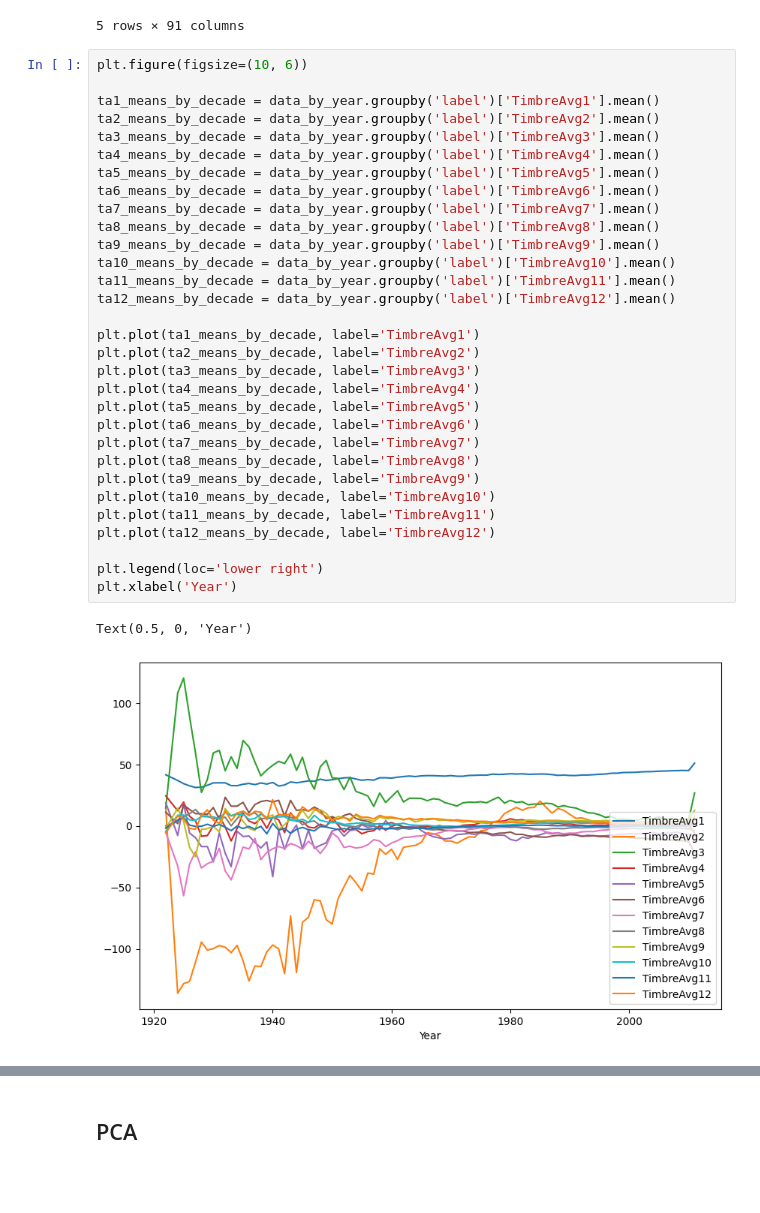
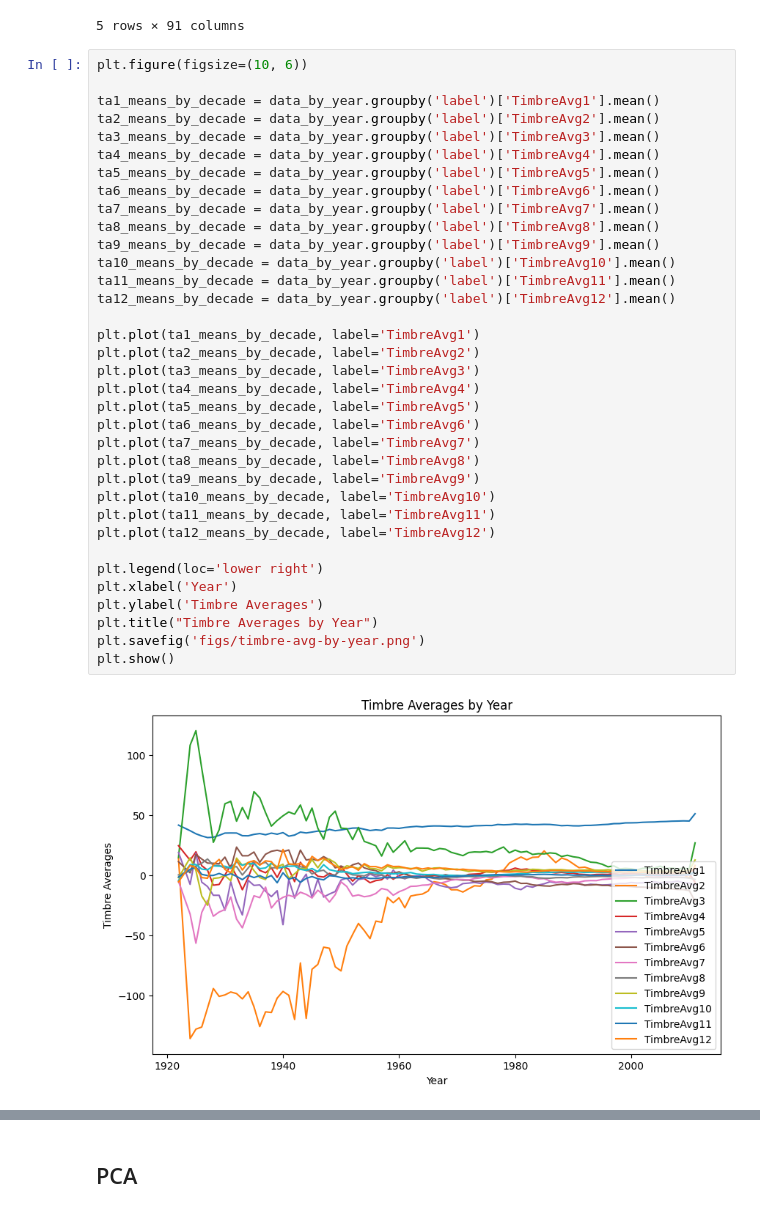
Before and after one commit to 7Koris/MusicAnalysis, a Jupyter notebook: analysis.ipynb, the cells around one changed output, grey strips where cells are left out. Saved outputs shown, nothing was run; the diff lists cells and outputs as text; blank space fills up the shorter version.

```diff
--- a/analysis.ipynb
+++ b/analysis.ipynb
@@ -97,35 +97,38 @@ plt.figure(figsize=(10, 6))
 
 ta1_means_by_decade = data_by_year.groupby('label')['TimbreAvg1'].mean()
 ta2_means_by_decade = data_by_year.groupby('label')['TimbreAvg2'].mean()
 ta3_means_by_decade = data_by_year.groupby('label')['TimbreAvg3'].mean()
 ta4_means_by_decade = data_by_year.groupby('label')['TimbreAvg4'].mean()
 ta5_means_by_decade = data_by_year.groupby('label')['TimbreAvg5'].mean()
 ta6_means_by_decade = data_by_year.groupby('label')['TimbreAvg6'].mean()
 ta7_means_by_decade = data_by_year.groupby('label')['TimbreAvg7'].mean()
 ta8_means_by_decade = data_by_year.groupby('label')['TimbreAvg8'].mean()
 ta9_means_by_decade = data_by_year.groupby('label')['TimbreAvg9'].mean()
 ta10_means_by_decade = data_by_year.groupby('label')['TimbreAvg10'].mean()
 ta11_means_by_decade = data_by_year.groupby('label')['TimbreAvg11'].mean()
 ta12_means_by_decade = data_by_year.groupby('label')['TimbreAvg12'].mean()
 
 plt.plot(ta1_means_by_decade, label='TimbreAvg1')
 plt.plot(ta2_means_by_decade, label='TimbreAvg2')
 plt.plot(ta3_means_by_decade, label='TimbreAvg3')
 plt.plot(ta4_means_by_decade, label='TimbreAvg4')
 plt.plot(ta5_means_by_decade, label='TimbreAvg5')
 plt.plot(ta6_means_by_decade, label='TimbreAvg6')
 plt.plot(ta7_means_by_decade, label='TimbreAvg7')
 plt.plot(ta8_means_by_decade, label='TimbreAvg8')
 plt.plot(ta9_means_by_decade, label='TimbreAvg9')
 plt.plot(ta10_means_by_decade, label='TimbreAvg10')
 plt.plot(ta11_means_by_decade, label='TimbreAvg11')
 plt.plot(ta12_means_by_decade, label='TimbreAvg12')
 
 plt.legend(loc='lower right')
 plt.xlabel('Year')
+plt.ylabel('Timbre Averages')
+plt.title("Timbre Averages by Year")
+plt.savefig('figs/timbre-avg-by-year.png')
+plt.show()
 # %% [output]
-Text(0.5, 0, 'Year')
-[figure, old version]
+[figure, new version]
 # %%
 plt.figure(figsize=(10, 6))
 
```
Also changed, not shown: parts of 5 cells of this notebook, 31 other files.
